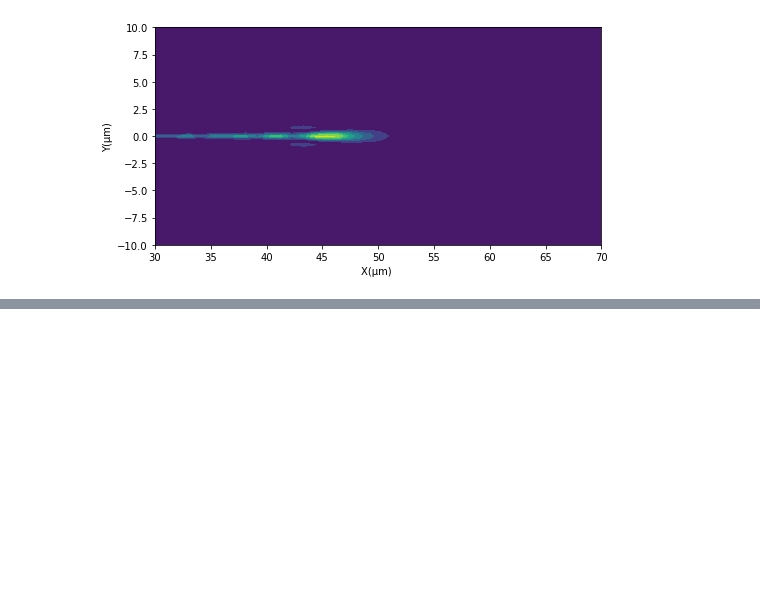
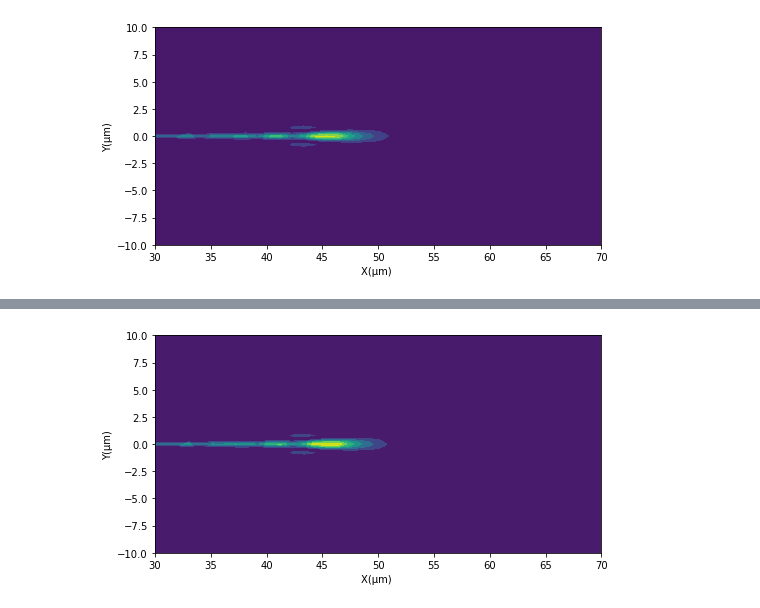
Before and after one commit to yesunhuang/Optics_Toolbox_In_Python, a Jupyter notebook: notebooks/DiffractionProblems.ipynb, the cells around one changed output, grey strips where cells are left out. Drawn from its saved outputs; the diff is of its cells as text; code cells hidden in the pictures; blank space fills up the shorter version.

```diff
--- a/notebooks/DiffractionProblems.ipynb
+++ b/notebooks/DiffractionProblems.ipynb
@@ -234,0 +243,6 @@ displace_2d(I_zy,labels,zyrange,figureSize=(8,4),xylim=[[30,70],[-10,10]])
+# %%
+propagator=AnSpectSolver(N_size,xyInterval,k)
+# %%
+z_size=40
+z_range=np.linspace(30,70,z_size)
+I_zy=np.ones((N_size,z_size),dtype=float)
@@ -234,0 +264,5 @@ displace_2d(I_zy,labels,zyrange,figureSize=(8,4),xylim=[[30,70],[-10,10]])
+# %%
+zyrange=[[30,70],[-actual_Size/2,actual_Size/2]]
+displace_2d(I_zy,labels,zyrange,figureSize=(8,4),xylim=[[30,70],[-10,10]])
+# %% [output]
+[figure, added]
```
Also changed, not shown: parts of 6 cells of this notebook, 1 other file.
